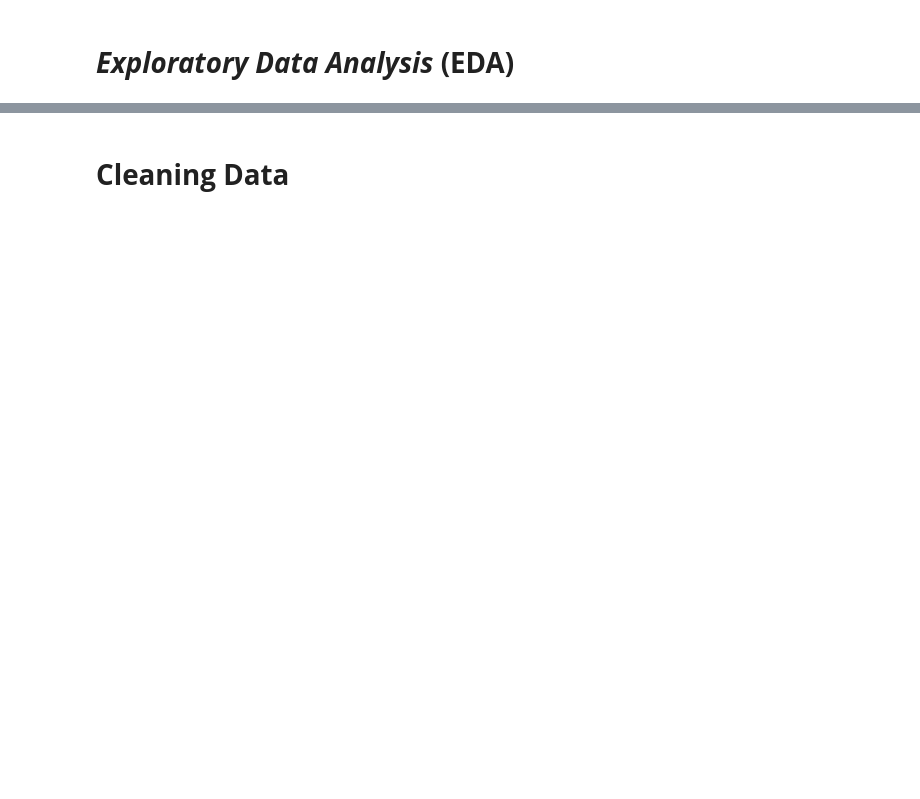
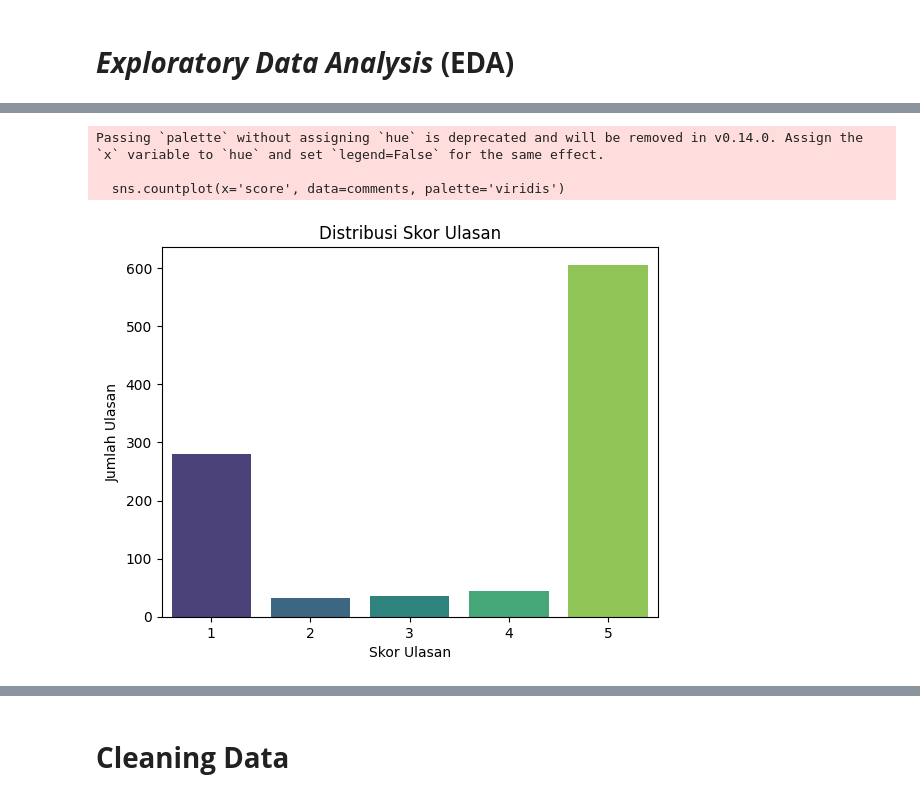
Before and after one commit to Enyakz123/FP-DM-7, a Jupyter notebook: FP_DM_(7).ipynb, the cells around one changed output, grey strips where cells are left out. Drawn from its saved outputs; the diff is of its cells as text; code cells hidden in the pictures; blank space fills up the shorter version.

Commit message:
Perubahan Model Streamlit
perubahan pada model train, streamlit, dan beberapa yang lainnya

```diff
--- a/FP_DM_(7).ipynb
+++ b/FP_DM_(7).ipynb
@@ -16,7 +16,7 @@ review, continuation_token = reviews(
     lang='id',                          # Bahasa ulasan (Indonesia)
     country='id',                       # Negara
     sort=Sort.MOST_RELEVANT,            # Sortir berdasarkan relevansi
-    count=300                           # Jumlah ulasan yang ingin diambil
+    count=1000                           # Jumlah ulasan yang ingin diambil
 )
 # %%
 # Simpan data dalam DataFrame
@@ -42,9 +87,14 @@ comments_cleaned.isnull().sum()
 # %%
 # Distribusi skor ulasan
-sns.countplot(x='score', data=comments_cleaned, palette='viridis')
+sns.countplot(x='score', data=comments, palette='viridis')
 plt.title('Distribusi Skor Ulasan')
 plt.xlabel('Skor Ulasan')
 plt.ylabel('Jumlah Ulasan')
 plt.show()
+# %% [output]
+Passing `palette` without assigning `hue` is deprecated and will be removed in v0.14.0. Assign the `x` variable to `hue` and set `legend=False` for the same effect.
+
+  sns.countplot(x='score', data=comments, palette='viridis')
+[figure, added]
 # %%
 # Tambahkan kolom jumlah karakter pada setiap ulasan
```
Also changed, not shown: parts of 24 cells of this notebook, 10 other files.
